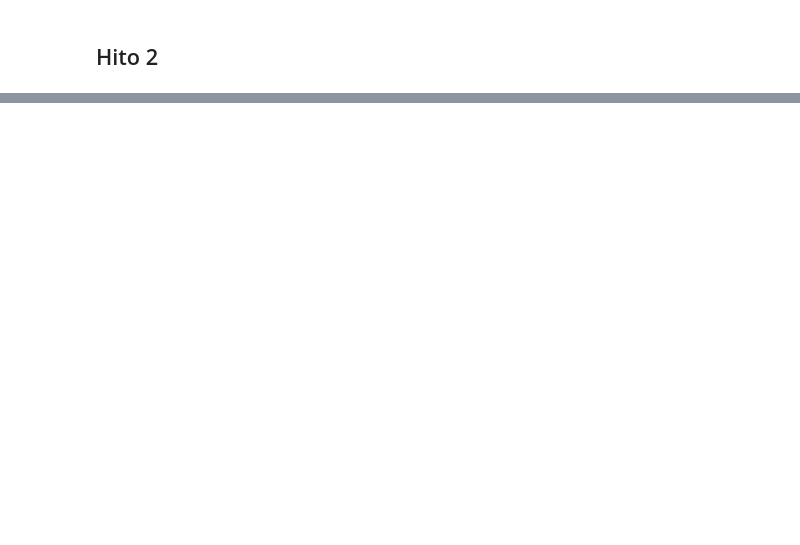
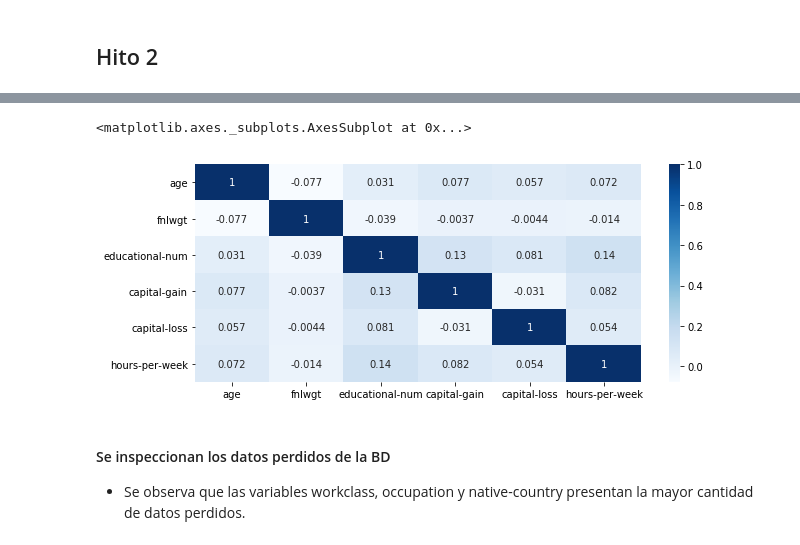
Before and after one commit to jvaldesh/data_science, a Jupyter notebook: 02_fundamentos_data_science/15. Prueba/Desafío 1. Determinantes del ingreso.ipynb, the cells around one changed output, grey strips where cells are left out. Drawn from its saved outputs; the diff is of its cells as text; code cells hidden in the pictures; blank space fills up the shorter version.

```diff
--- a/02_fundamentos_data_science/15. Prueba/Desafío 1. Determinantes del ingreso.ipynb
+++ b/02_fundamentos_data_science/15. Prueba/Desafío 1. Determinantes del ingreso.ipynb
@@ -267,0 +126,3 @@ df['income_bin'] = np.where(df['income'] == '>50K', 1, 0)
+# %%
+corr_mat = df.corr()
+corr_mat
@@ -267,0 +137,9 @@ df['income_bin'] = np.where(df['income'] == '>50K', 1, 0)
+# %%
+plt.figure(figsize = (10, 4))
+sns.heatmap(corr_mat, cmap='Blues', annot=True)
+# %% [output]
+<matplotlib.axes._subplots.AxesSubplot at 0x...>
+[figure, added]
+# %% [markdown]
+#### Se inspeccionan los datos perdidos de la BD
+* Se observa que las variables workclass, occupation y native-country presentan la mayor cantidad de datos perdidos.
```
Also changed, not shown: parts of 48 cells of this notebook, 3 other files.
